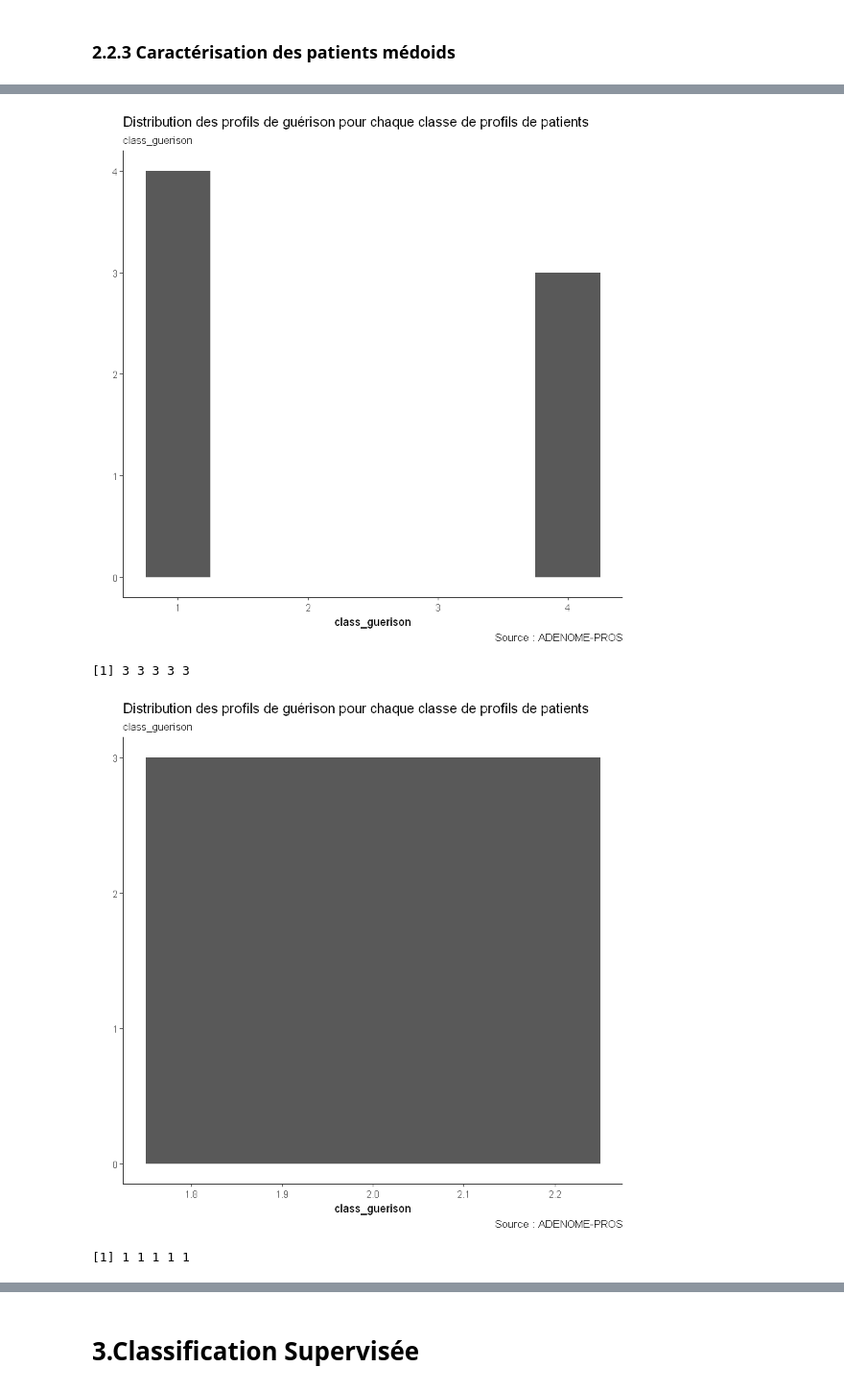
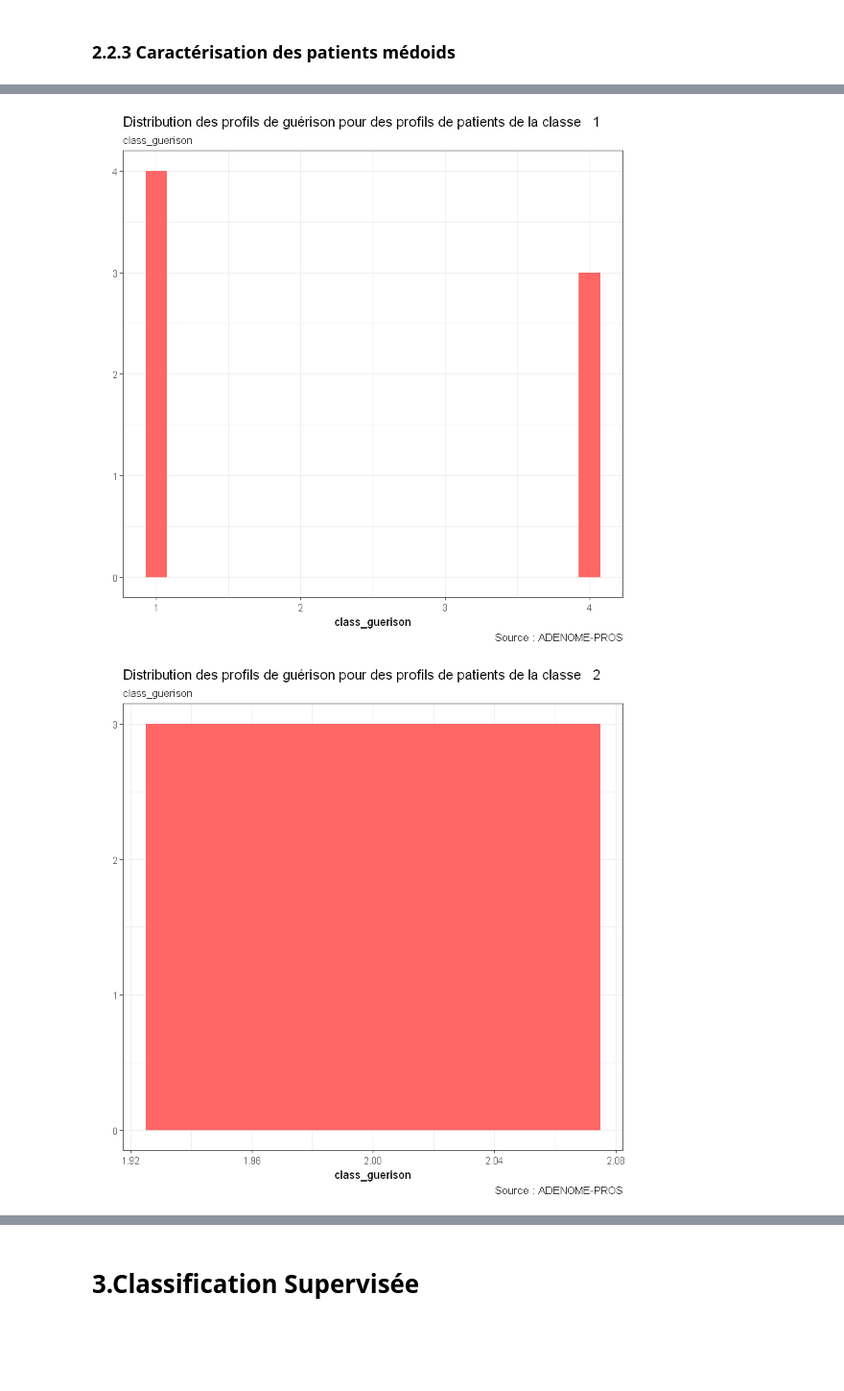
Before and after one commit to BigFab/TP_Adenome, a Jupyter notebook: vapor.ipynb, the cells around one changed output, grey strips where cells are left out. Shown at 96% size. Cells and saved outputs as stored; diff of their text form; code cells hidden in the pictures; blank space fills up the shorter version.

```diff
--- a/vapor.ipynb
+++ b/vapor.ipynb
@@ -61,7 +61,7 @@ adenome_barplot <- function(df, feature_index, title) {
   caption = "Source : ADENOME-PROS"
   x_axis = colnames(df)[feature_index]
   g <- ggplot(df, aes(df[,feature_index]))
-  g <- g + geom_bar(width = 0.5)
+  g <- g + geom_bar(width = 0.15,fill = c("#FF6666"))+theme_bw()
   g <- g + labs(title=title,
          subtitle=x_axis,
          caption=caption,
@@ -701,6 +689,7 @@ La CAH permet de bien valider le nombre de clusters trouvé en faisant l'étude
 medoid_post=c()
 Q_max_medoids=matrix(NA)
 Ipss_medoids=matrix(NA)
+QoL_medoids=matrix(NA)
 medoids_post=pam(disMatrix,k=k.optimal)$medoids
 print(pam(disMatrix,k=k.optimal))
 resdtw=matrix(NA)
@@ -708,13 +697,18 @@ for (i in 1:length(medoids_post)){
     medoid_post=rbind(medoid_post,vapor_post[medoids_post[i],])
     Q_max_medoid=vapor_num_post_series_qmax[,medoids_post[i]]
     Ipss_medoid=vapor_num_post_series_ipss[,medoids_post[i]]
+    QoL_medoid=vapor_cat_post_series_QoL[,medoids_post[i]]
     Q_max_medoids=cbind(Q_max_medoids,Q_max_medoid)
     Ipss_medoids=cbind(Ipss_medoids,Ipss_medoid)
+    QoL_medoids=cbind(QoL_medoids,QoL_medoid)
 }
 
 ts.plot(Q_max_medoids,gpars= list(col=rainbow(6)),ylab= "Q_max",main="Représentation de l'évolution de Q_max pour différents individus")
-
+legend("topright", c("Profil guérison type 1" ,"Profile guérison type 2","Profile guérison type 3","Profil guérison type 4","Profile guérison type 5","Profil guérison type 6"), col=rainbow(6), lty=1, cex=.65)
 ts.plot(Ipss_medoids,gpars= list(col=rainbow(6)),ylab= "IPSS",main="Représentation de l'évolution de IPSS pour différents individus")
+legend("topright", c("Profil guérison type 1" ,"Profile guérison type 2","Profile guérison type 3","Profil guérison type 4","Profile guérison type 5","Profil guérison type 6"), col=rainbow(6), lty=1, cex=.65)
+ts.plot(QoL_medoids,gpars= list(col=rainbow(6)),ylab= "QoL",main="Représentation de l'évolution de QoL pour différents individus")
+legend("topright", c("Profil guérison type 1" ,"Profile guérison type 2","Profile guérison type 3","Profil guérison type 4","Profile guérison type 5","Profil guérison type 6"), col=rainbow(6), lty=1, cex=.65)
 # %% [output]
 Medoids:
      ID
@@ -745,13 +747,12 @@ adenome_barplot(vapor_clus,length(vapor_clus),"Distribution des classes pour vap
 # %%
 respam=pam(disMatrix,k.optimal)
 vapor_post_clus<-data.frame(vapor,respam$clustering)
-md=vector(mode = "numeric", length = length(medoids_post))
 class=c()
 for (i in 1:length(medoids_pre)){
     class=which(respam_optimal_pre$clustering==i)
     class_guerison=vapor_post_clus$respam.clustering[class]
-    print(class_guerison)
-    adenome_barplot(data.frame(class_guerison),1,"Distribution des profils de guérison pour chaque classe de profils de patients")
+    df=data.frame(class_guerison)
+    adenome_barplot(df,1,paste("Distribution des profils de guérison pour des profils de patients de la classe  ", i))
     }
-   # md[i]=which(vapor_post_clus$respam.clustering==medoids_pre[i])
+# md[i]=which(vapor_post_clus$respam.clustering==medoids_pre[i])
 # %% [output]
@@ -760,4 +759,2 @@ for (i in 1:length(medoids_pre)){
-[figure, old version]
+[figure, new version]
-[1] 3 3 3 3 3
-[figure, old version]
+[figure, new version]
-[1] 1 1 1 1 1
```
Also changed, not shown: parts of 25 cells of this notebook.
